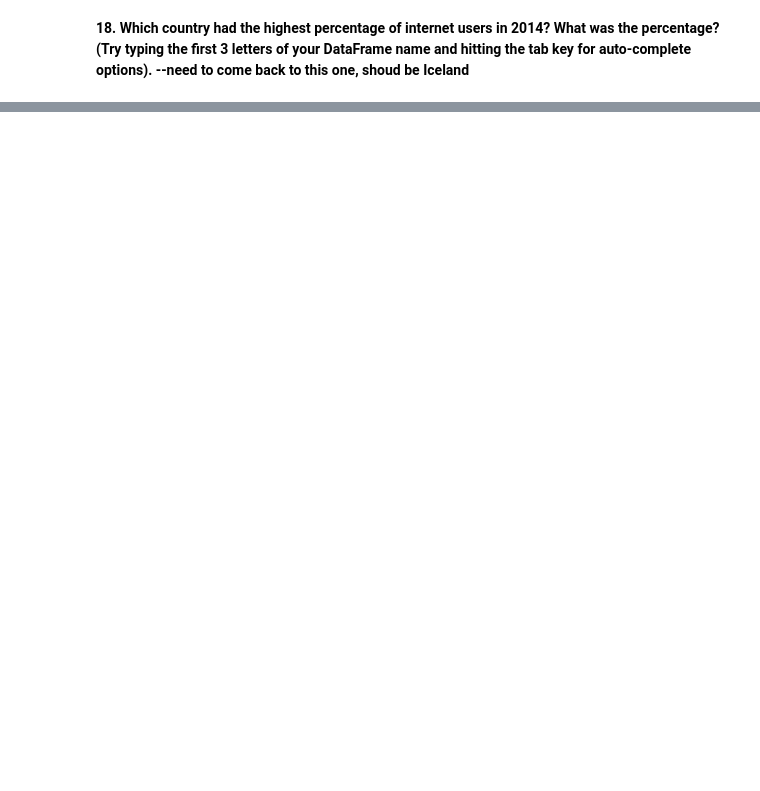
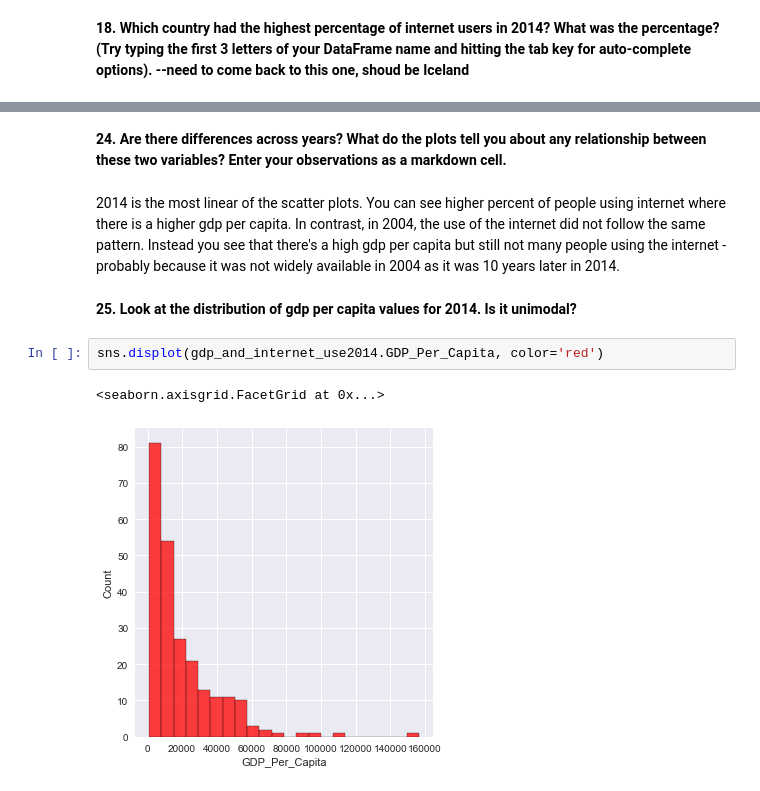
Before and after one commit to NSS-Data-Analytics-Cohort-7/gdp-and-internet-usage-sarahmissimer, a Jupyter notebook: Notebook/GDP and Internet Usage - Sarah Missimer.ipynb, the cells around one changed output, grey strips where cells are left out. Saved outputs shown, nothing was run; the diff lists cells and outputs as text; blank space fills up the shorter version.

```diff
--- a/Notebook/GDP and Internet Usage - Sarah Missimer.ipynb
+++ b/Notebook/GDP and Internet Usage - Sarah Missimer.ipynb
@@ -250,0 +498,11 @@ dtype: object
+# %% [markdown]
+<b> 24. Are there differences across years? What do the plots tell you about any relationship between these two variables? Enter your observations as a markdown cell. <b>
+# %% [markdown]
+2014 is the most linear of the scatter plots. You can see higher percent of people using internet where there is a higher gdp per capita. In contrast, in 2004, the use of the internet did not follow the same pattern. Instead you see that there's a high gdp per capita but still not many people using the internet - probably because it was not widely available in 2004 as it was 10 years later in 2014.
+# %% [markdown]
+<b> 25. Look at the distribution of gdp per capita values for 2014. Is it unimodal? <b>
+# %%
+sns.displot(gdp_and_internet_use2014.GDP_Per_Capita, color='red')
+# %% [output]
+<seaborn.axisgrid.FacetGrid at 0x...>
+[figure, added]
```
Also changed, not shown: parts of 72 cells of this notebook.
